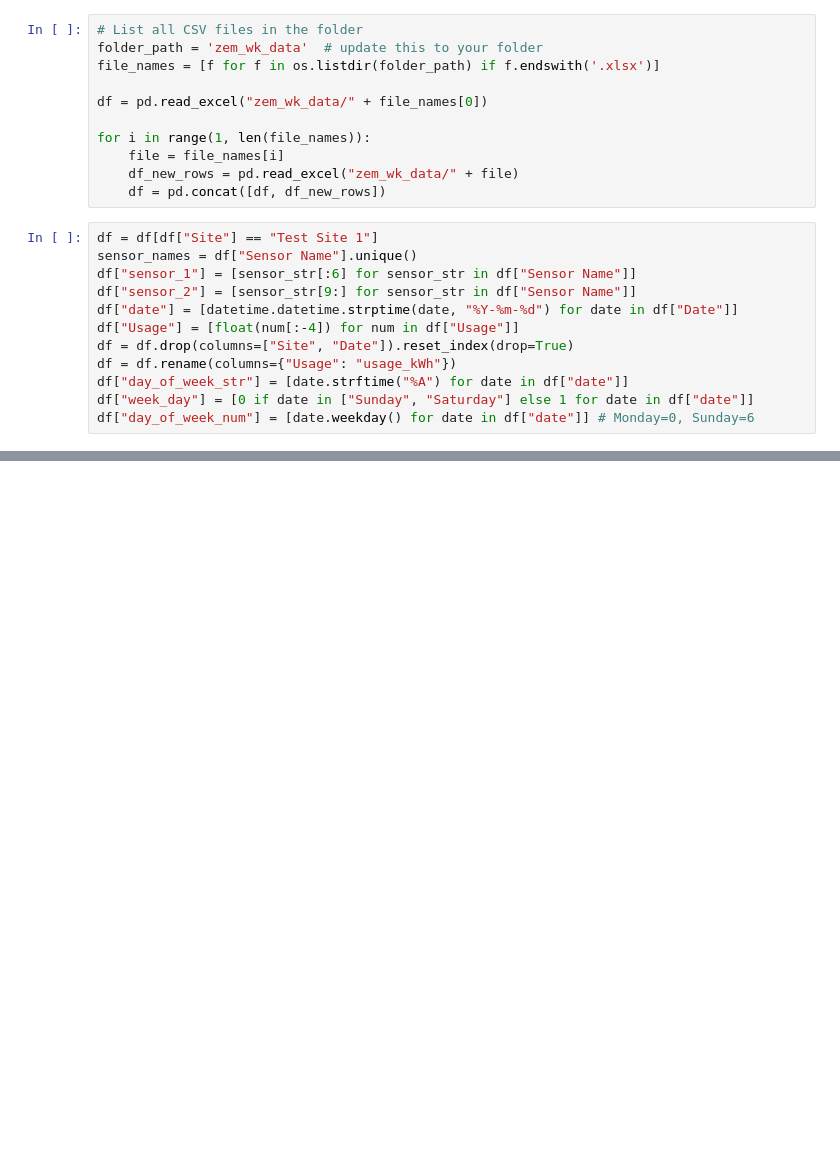
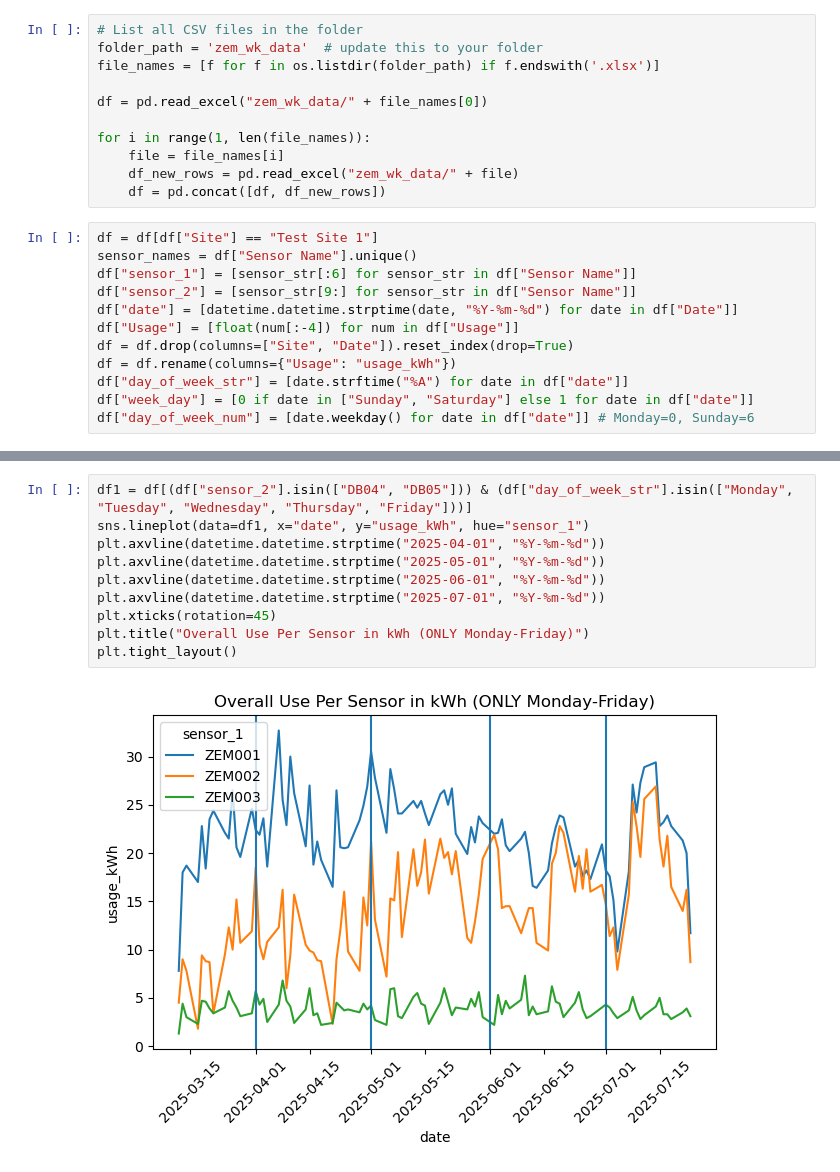
Before and after one commit to HudsonM64/ApleonaInterns2025, a Jupyter notebook: zem_week_analysis.ipynb, the cells around one changed output, grey strips where cells are left out. Cells and saved outputs as stored; diff of their text form; blank space fills up the shorter version.

```diff
--- a/zem_week_analysis.ipynb
+++ b/zem_week_analysis.ipynb
@@ -69 +53,13 @@ plt.tight_layout()
+# %%
+df1 = df[(df["sensor_2"].isin(["DB04", "DB05"])) & (df["day_of_week_str"].isin(["Monday", "Tuesday", "Wednesday", "Thursday", "Friday"]))]
+sns.lineplot(data=df1, x="date", y="usage_kWh", hue="sensor_1")
+plt.axvline(datetime.datetime.strptime("2025-04-01", "%Y-%m-%d"))
+plt.axvline(datetime.datetime.strptime("2025-05-01", "%Y-%m-%d"))
+plt.axvline(datetime.datetime.strptime("2025-06-01", "%Y-%m-%d"))
+plt.axvline(datetime.datetime.strptime("2025-07-01", "%Y-%m-%d"))
+plt.xticks(rotation=45)
+plt.title("Overall Use Per Sensor in kWh (ONLY Monday-Friday)")
+plt.tight_layout()
+# %% [output]
+[figure, added]
 # %%
```
Also changed, not shown: parts of 8 cells of this notebook, 3 other files.
